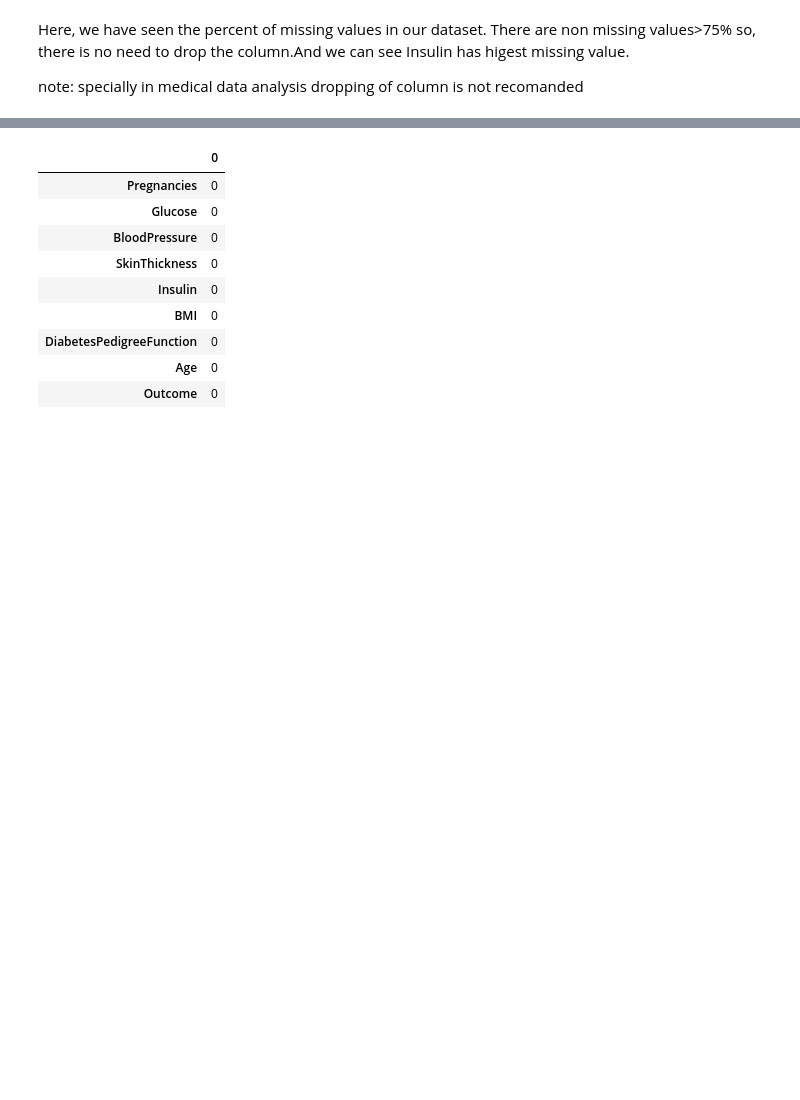
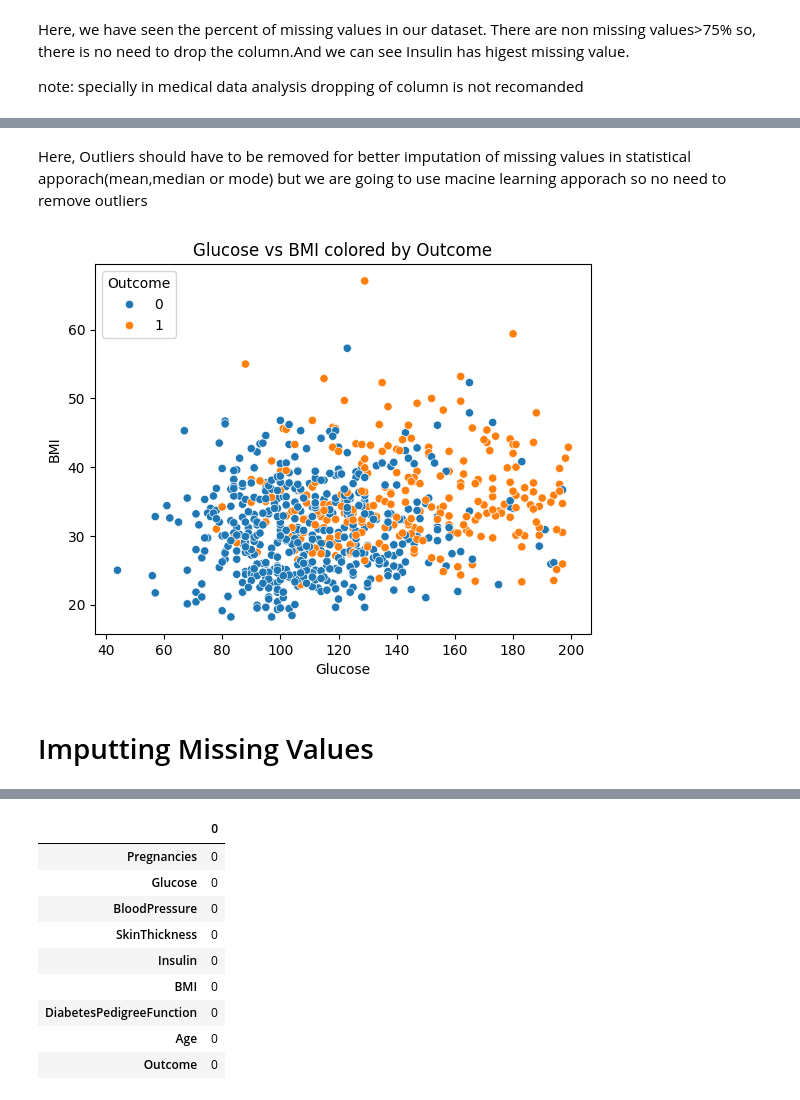
Before and after one commit to Kiran-Pokhrel-91/Data-Analyst-Projects, a Jupyter notebook: diabetes_analysis.ipynb, the cells around one changed output, grey strips where cells are left out. Cells and saved outputs as stored; diff of their text form; code cells hidden in the pictures; blank space fills up the shorter version.

```diff
--- a/diabetes_analysis.ipynb
+++ b/diabetes_analysis.ipynb
@@ -128,2 +164,12 @@ stat_df
+# %% [markdown]
+Here, Outliers should have to be removed for better imputation of missing values in statistical apporach(mean,median or mode) but we are going to use macine learning apporach so no need to remove outliers
+# %%
+sns.scatterplot(data=diabetes_dataset, x='Glucose', y='BMI', hue='Outcome')
+plt.title('Glucose vs BMI colored by Outcome')
+plt.show()
+# %% [output]
+[figure, added]
+# %% [markdown]
+# Imputting Missing Values
 # %%
 def mice_impute(df,predictor_cols,max_iter=10,scale=False):
```
Also changed, not shown: parts of 27 cells of this notebook.
